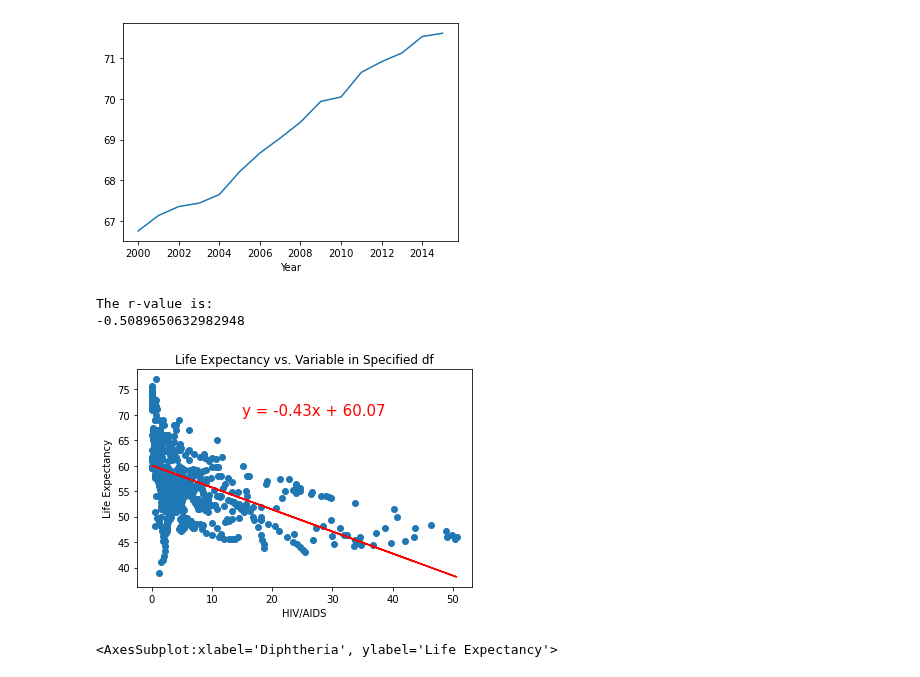
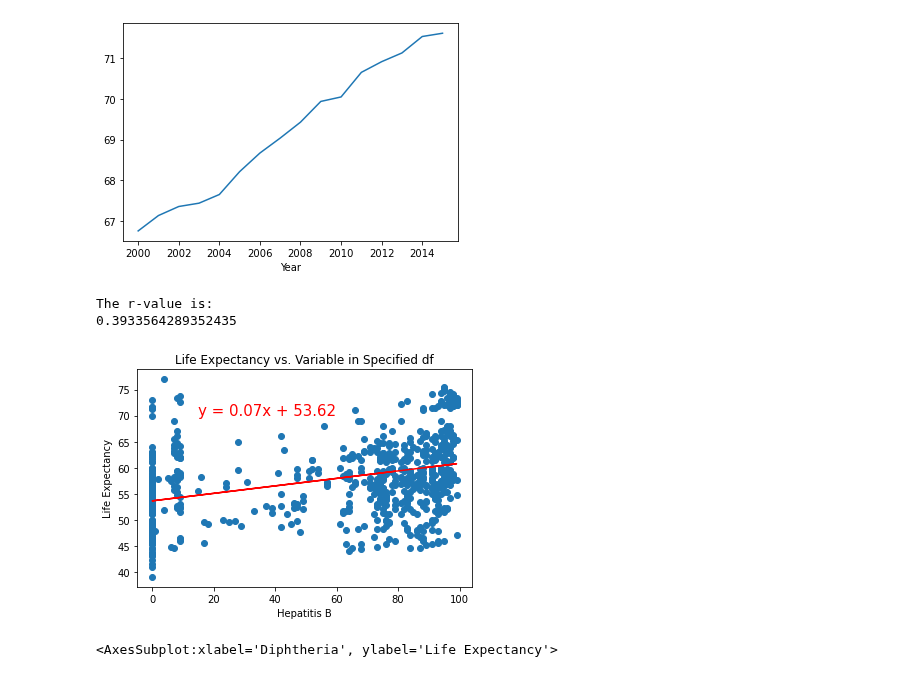
Before and after one commit to jaryan77/TeamTitans_Project_1, a Jupyter notebook: alex_final.ipynb, the cells around one changed output. Cells and saved outputs as stored; diff of their text form; code cells hidden in the pictures.

```diff
--- a/alex_final.ipynb
+++ b/alex_final.ipynb
@@ -67,27 +75,27 @@ plt.show()
 # %%
 #Linear Regression/Basic Scatter Plot Code (switch df and x for desired outcome)
 #Input Variable vs Life Expectancy
-(slope, intercept, rvalue, pvalue, stderr) = linregress(africa_0["HIV/AIDS"], africa_0['Life Expectancy'])
-regress_values = africa_0["HIV/AIDS"] * slope + intercept
+(slope, intercept, rvalue, pvalue, stderr) = linregress(africa_0["Hepatitis B"], africa_0['Life Expectancy'])
+regress_values = africa_0["Hepatitis B"] * slope + intercept
 line_eq = "y = " + str(round(slope,2)) + "x + " + str(round(intercept,2))
 
 #Print r-value >>>>>>>>>>>>>> figure out print formatting
 print("The r-value is:")
 print(rvalue)
 
 #Annotate LR, create labels, then print scatter plot w/ linear regress equation
-plt.scatter(africa_0["HIV/AIDS"], africa_0['Life Expectancy'])
-plt.plot(africa_0["HIV/AIDS"], regress_values, "r-")
+plt.scatter(africa_0["Hepatitis B"], africa_0['Life Expectancy'])
+plt.plot(africa_0["Hepatitis B"], regress_values, "r-")
 plt.annotate(line_eq,(15,70),fontsize=15,color="red")
-plt.xlabel("HIV/AIDS")
+plt.xlabel("Hepatitis B")
 plt.ylabel("Life Expectancy")
 plt.title("Life Expectancy vs. Variable in Specified df")
 #plt.savefig("output_data/north_lat_vs_maxtemp.png")
 plt.show()
 # %% [output]
 The r-value is:
--0.5089650632982948
+0.3933564289352435
-[figure, old version]
+[figure, new version]
 # %%
 #Seaborn Scatter Plot for Input Variable(x) vs. Life Expectancy
 sns.scatterplot(data=africa_0, x="Diphtheria", y="Life Expectancy", hue='Region')
```
Also changed, not shown: parts of 7 cells of this notebook.
